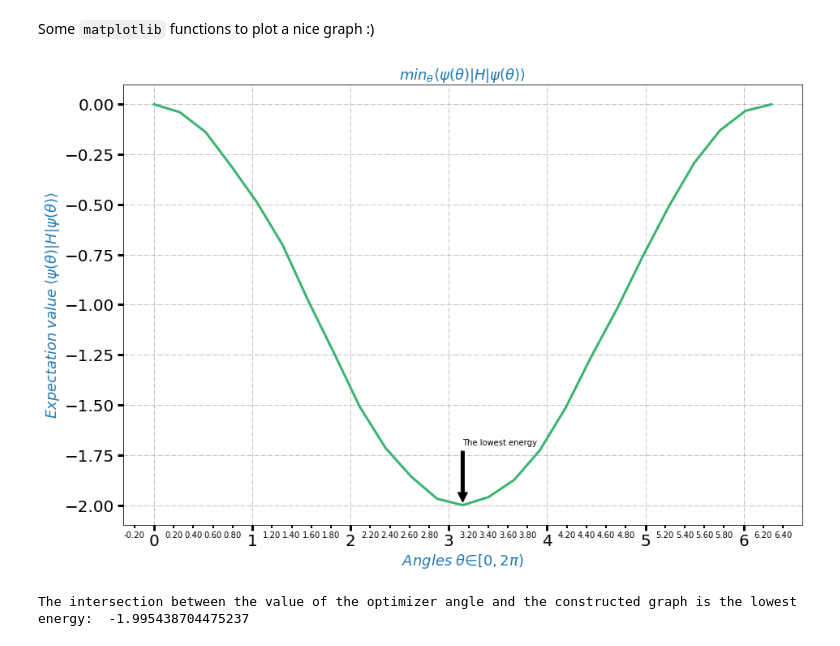
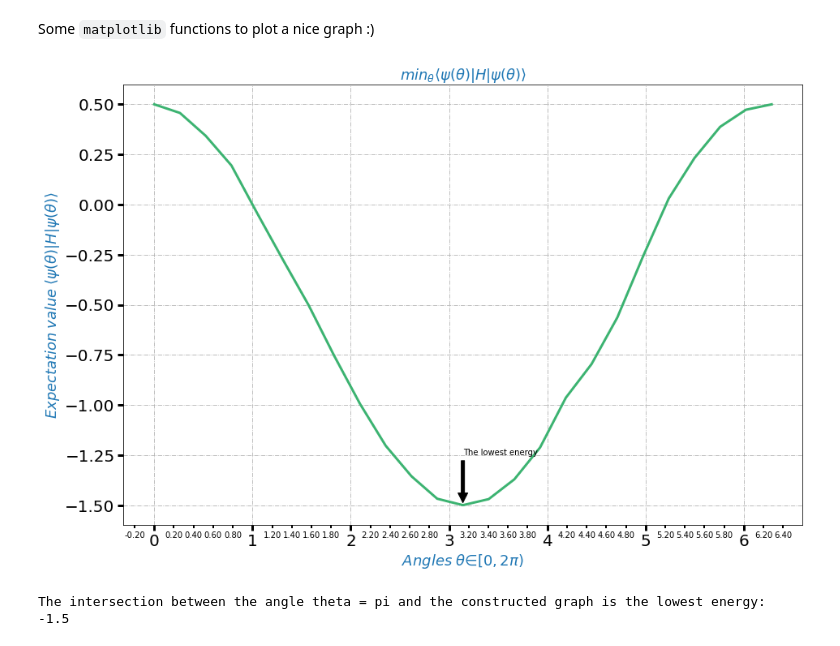
Before and after one commit to walid-mk/VQE, a Jupyter notebook: Task4/VQE.Noiseless.Simulator.Code1.ipynb, the cells around one changed output. Cells and saved outputs as stored; diff of their text form; code cells hidden in the pictures.

Commit message:
Update
Find the lowest energy of a two 1/2 spins interaction using Variational Quantum Eigensolver.

```diff
--- a/Task4/VQE.Noiseless.Simulator.Code1.ipynb
+++ b/Task4/VQE.Noiseless.Simulator.Code1.ipynb
@@ -59,6 +135,6 @@
 # %%
 A = np.array([[1,0,1,0],[0,1,0,-1],[1,0,-1,0],[0,1,0,1]])
-C = np.array([0,0,-1,1])
+C = np.array([1/2,0,-1/2,1])
 S = np.linalg.solve(A,C) # x = A^-1 * C
 a, b, c, d = S[0], S[1], S[2], S[3]
 print("a:", a,"\nb:", b, "\nc:", c, "\nd:", d)
@@ -142,14 +213,14 @@ def z_measure_circ(parameter, measure):
     c = ClassicalRegister(2)
     circuit = QuantumCircuit(q, c)
 
-    # implement the ansate in the circuit
+    # implement the ansatz in the circuit
     circuit = ansatz_init(circuit, parameter)
 
     # measurement
     if measure == 'XX':
         circuit.barrier(q[0],q[1])
-        circuit.u2(0, np.pi, q[0])
-        circuit.u2(0, np.pi, q[1])
+        circuit.u(np.pi/2, 0, np.pi, q[0])
+        circuit.u(np.pi/2, 0, np.pi, q[1])
         circuit.measure(q[0], c[0])
         circuit.measure(q[1], c[1])
     elif measure == 'ZZ':
@@ -157,8 +228,8 @@ def z_measure_circ(parameter, measure):
         circuit.measure(q[1], c[1])
     elif measure == 'YY':
         circuit.barrier(q[0],q[1])
-        circuit.u2(0, np.pi/2, q[0])
-        circuit.u2(0, np.pi/2, q[1])
+        circuit.u(np.pi/2, 0, np.pi/2, q[0])
+        circuit.u(np.pi/2,0, np.pi/2, q[1])
         circuit.measure(q[0], c[0])
         circuit.measure(q[1], c[1])
     else:
@@ -217,7 +288,8 @@ def expec_value(parameter, measure):
 $$\left\langle H \right\rangle = a \cdot \left\langle \psi \right| II \left| \psi \right\rangle + b \cdot \left\langle \psi \right| XX \left| \psi \right\rangle + c \cdot \left\langle \psi \right| ZZ \left| \psi \right\rangle + d \cdot \left\langle \psi \right| YY \left| \psi \right\rangle.$$
 # %%
 def sum_expec(parameter):
-
+    if isinstance(parameter, np.ndarray):
+        parameter = parameter[0]
     expec_value_II = get_from(H, 'II') * expec_value(parameter, 'II') #a*<II>
     expec_value_XX = get_from(H, 'XX') * expec_value(parameter, 'XX') #b*<XX>
     expec_value_ZZ = get_from(H, 'ZZ') * expec_value(parameter, 'ZZ') #c*<ZZ>
@@ -264,39 +337,37 @@
 # %%
 import matplotlib.pyplot as plt
 from matplotlib.ticker import (FormatStrFormatter, AutoMinorLocator, FuncFormatter)
 
 fig = plt.figure(figsize=(15, 10))
 ax = fig.add_subplot()
 ax.plot(angles, low, linewidth=3, color='mediumseagreen')
 
-
-##The 3.141 position of the arrow is chosen, because It was the best angle I got after differnt execution
-ax.annotate('The lowest energy', xy=(3.141, -2), xytext=(3.141, -1.7),
+ax.annotate('The lowest energy', xy=(3.141, -1.5), xytext=(3.141, -1.25),
              arrowprops=dict(facecolor='black', shrink=0.05),)
 #make the minor graduation
 def minor_tick(x, pos):
     if not x % 1.0:
         return ""
     return "%.2f" % x
 ax.xaxis.set_minor_locator(AutoMinorLocator()) #plot the minor graduation
 ax.xaxis.set_minor_formatter(FuncFormatter(minor_tick)) #plot the minor graduation numbers
 
 ax.tick_params(which='both', width=2) #controle both graduation for x and y axis
-ax.tick_params(which='major', length=7) #controle the major graduation the n° of grad
-ax.tick_params(which='minor', length=4, color='black') #control the minor graduation le n° de grad
+ax.tick_params(which='major', length=7) #controle the major graduation; the number of grad
+ax.tick_params(which='minor', length=4, color='black') #control the minor graduation the number of grad
 ax.tick_params(labelcolor='black', labelsize=20, width=3) #controle the major graduation
 
 plt.xlabel(r'$Angles \; \theta ∈ [0,2\pi)$', {'color': 'C0', 'fontsize': 18})
 plt.ylabel(r'$Expectation \; value \; \left\langle \psi(\theta) \right| H \left| \psi(\theta) \right\rangle$',
            {'color': 'C0', 'fontsize': 18})
 plt.title(r'$min_\theta \left\langle \psi(\theta) \right| H \left| \psi(\theta) \right\rangle$',
            {'color': 'C0', 'fontsize': 18})
 plt.grid(linestyle='-.')
 plt.show()
-# Use the interpolation numpy function, where its utilise the best angle given by the optimizer, to see if
-# its give us the right ground state in Y-axis in the graph below: (f(angle) = ?)
-inter = np.interp( sum_expec_result.x ,angles,low)
-print('The intersection between the value of the optimizer angle and the constructed graph is the lowest energy: ',inter)
+# Use the interpolation Numpy function, where it utilises the best angle given by the optimizer ≈𝜋, to see if
+# it give us the right ground state in Y-axis in the graph below: (f(angle) = ?)
+inter = np.interp( np.pi ,angles,low)
+print('The intersection between the angle theta = pi and the constructed graph is the lowest energy: ',inter)
 # %% [output]
-[figure, old version]
+[figure, new version]
-The intersection between the value of the optimizer angle and the constructed graph is the lowest energy:  -1.995438704475237
+The intersection between the angle theta = pi and the constructed graph is the lowest energy:  -1.5
```
Also changed, not shown: parts of 29 cells of this notebook.
